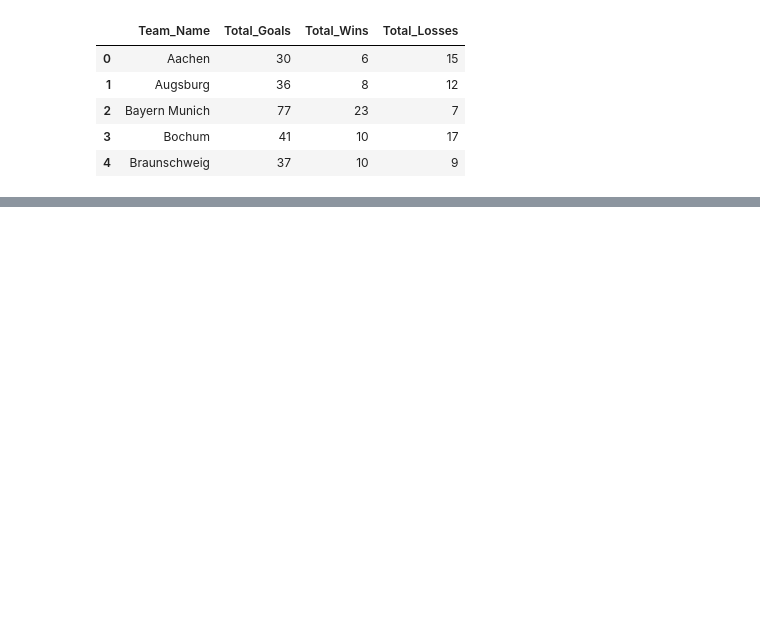
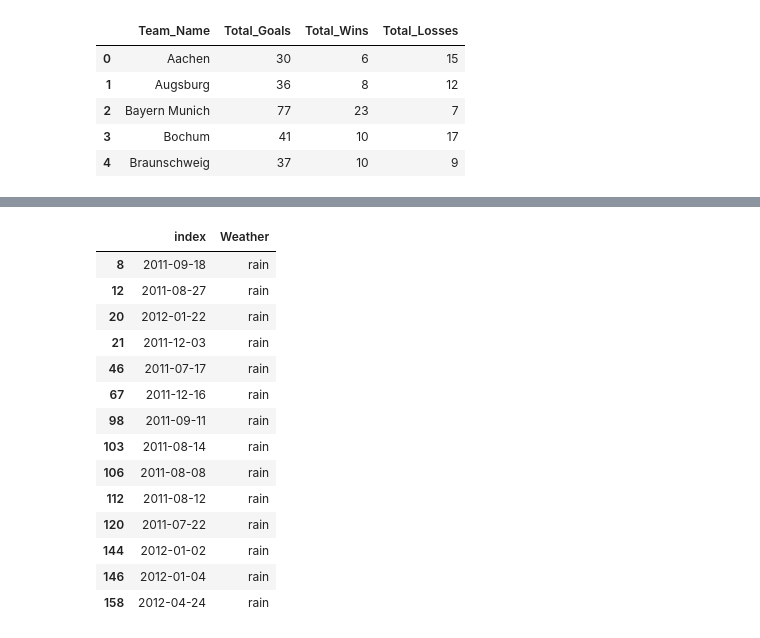
Before and after one commit to sarazylfo/london-ds-100719-M2-project-template, a Jupyter notebook: SQL Football Queries.ipynb, the cells around one changed output, grey strips where cells are left out. Drawn from its saved outputs; the diff is of its cells as text; code cells hidden in the pictures; blank space fills up the shorter version.

```diff
--- a/SQL Football Queries.ipynb
+++ b/SQL Football Queries.ipynb
@@ -213,0 +282,7 @@ USE DARKSKY API TO FIND BERLIN WEATHER FOR MATCHES
+# %%
+new_weather_dict = {}
+for i in weather_dicts:
+    new_weather_dict[i[:10]] = weather_dicts[i]
+# %%
+weather_date_df = pd.DataFrame.from_dict(new_weather_dict, orient = 'index')
+weather_date_df.head()
@@ -213,0 +296,2 @@ USE DARKSKY API TO FIND BERLIN WEATHER FOR MATCHES
+# %%
+weather_date_df.rename(columns = {0 : 'Weather'}, inplace = True)
@@ -213,0 +312,3 @@ USE DARKSKY API TO FIND BERLIN WEATHER FOR MATCHES
+# %%
+weather_date_df.reset_index(inplace = True)
+weather_date_df.head()
@@ -213,0 +336,19 @@ USE DARKSKY API TO FIND BERLIN WEATHER FOR MATCHES
+# %%
+rain_dates = weather_date_df.loc[weather_date_df['Weather'] == 'rain']
+rain_dates
+# %% [output]
+|  | index | Weather |
+| 8 | 2011-09-18 | rain |
+| 12 | 2011-08-27 | rain |
+| 20 | 2012-01-22 | rain |
+| 21 | 2011-12-03 | rain |
+| 46 | 2011-07-17 | rain |
+| 67 | 2011-12-16 | rain |
+| 98 | 2011-09-11 | rain |
+| 103 | 2011-08-14 | rain |
+| 106 | 2011-08-08 | rain |
+| 112 | 2011-08-12 | rain |
+| 120 | 2011-07-22 | rain |
+| 144 | 2012-01-02 | rain |
+| 146 | 2012-01-04 | rain |
+| 158 | 2012-04-24 | rain |
```
Also changed, not shown: parts of 27 cells of this notebook, 3 other files.
